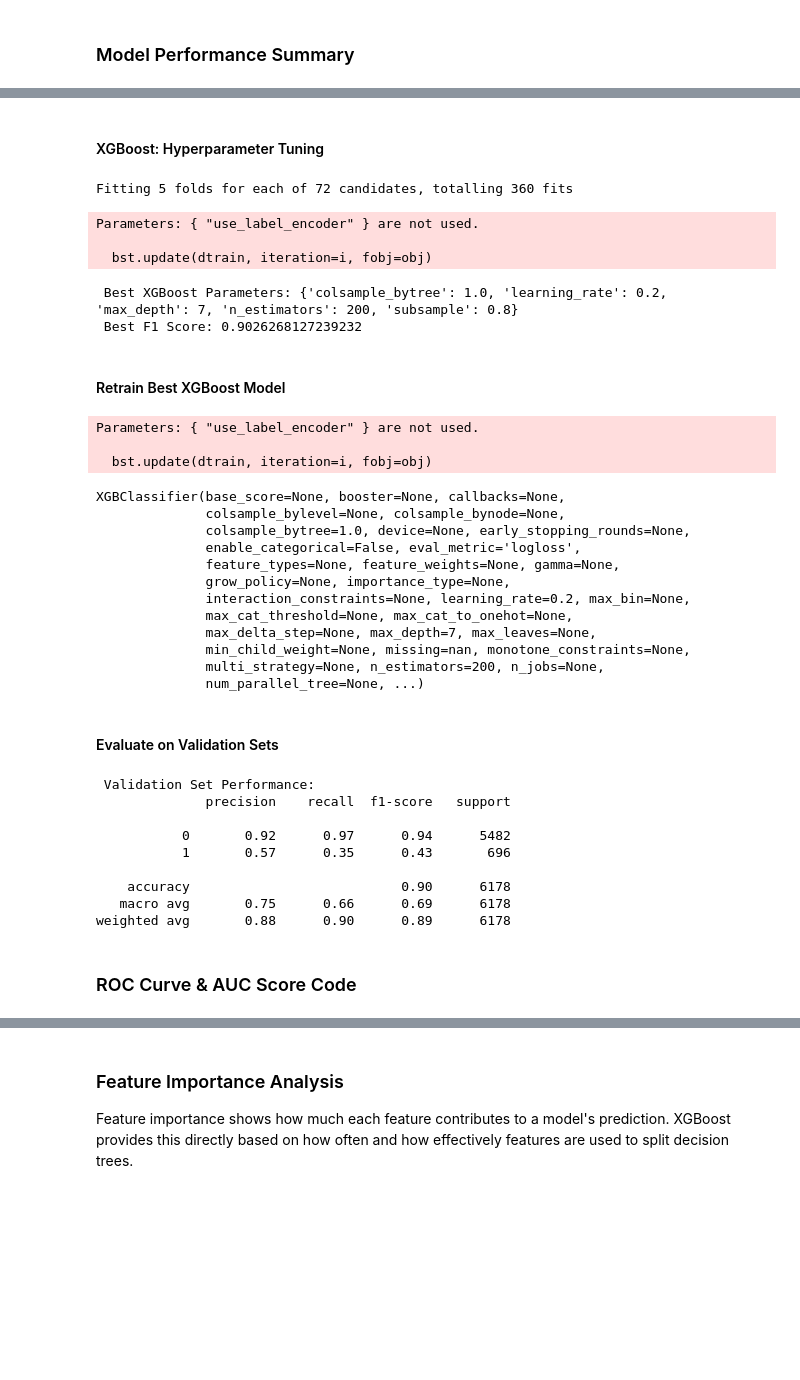
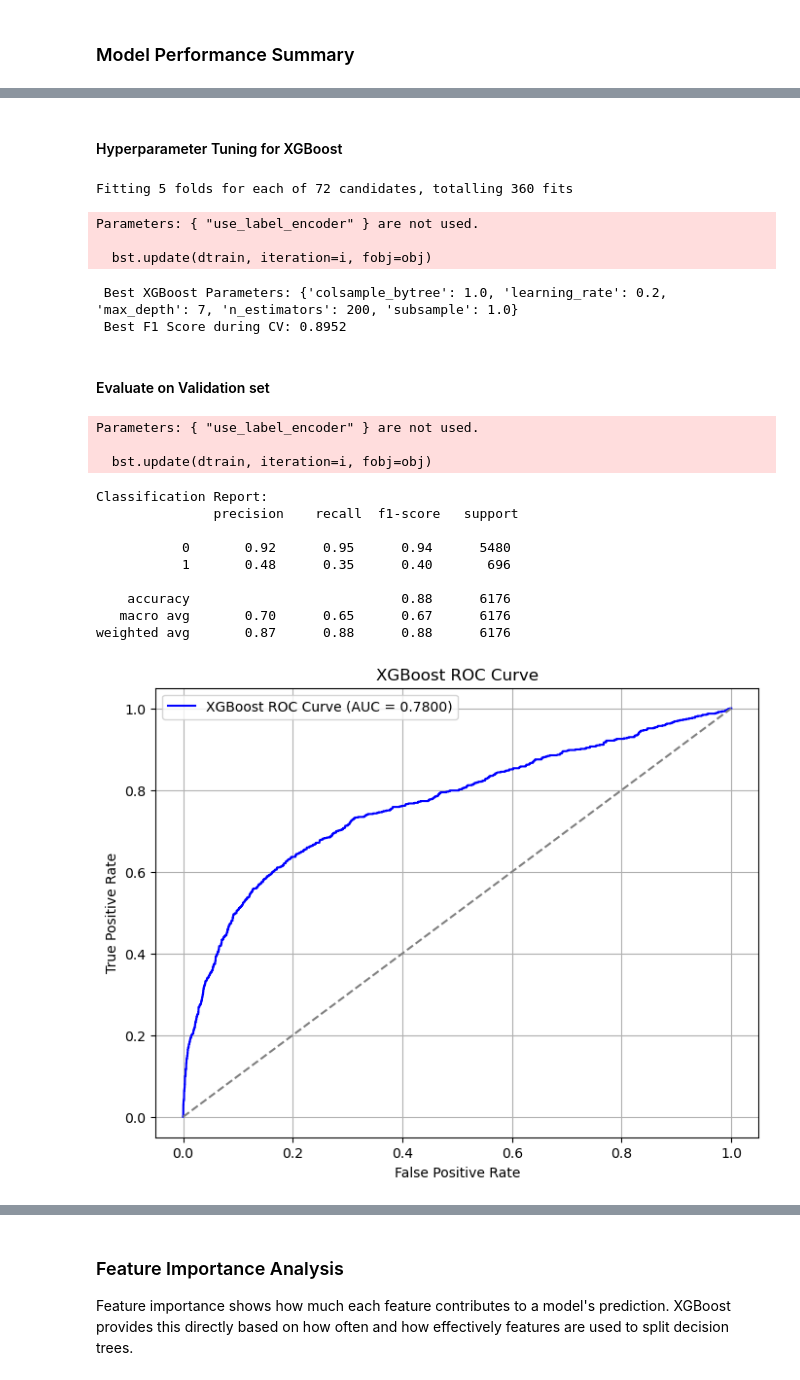
Before and after one commit to jumishafeeq/Predicting-Term-Deposit-Subscription-Using-Bank-Marketing-Data, a Jupyter notebook: Term Deposit Subscription Prediction.ipynb, the cells around one changed output, grey strips where cells are left out. Drawn from its saved outputs; the diff is of its cells as text; code cells hidden in the pictures; blank space fills up the shorter version.

```diff
--- a/Term Deposit Subscription Prediction.ipynb
+++ b/Term Deposit Subscription Prediction.ipynb
@@ -976,7 +1067,7 @@ We’ll use:
 * GridSearchCV: Exhaustively tries combinations
 * Scoring metric: 'f1' (because your data is imbalanced)
 # %% [markdown]
-#### XGBoost: Hyperparameter Tuning
+#### Hyperparameter Tuning for XGBoost
 # %%
 xgb = XGBClassifier(use_label_encoder=False, eval_metric='logloss', random_state=42)
 
@@ -993,54 +1084,54 @@ xgb_grid = GridSearchCV(xgb, xgb_params, cv=5, scoring='f1', n_jobs=-1, verbose=
 xgb_grid.fit(X_train_resampled, y_train_resampled)
 
 print(" Best XGBoost Parameters:", xgb_grid.best_params_)
-print(" Best F1 Score:", xgb_grid.best_score_)
+print(" Best F1 Score during CV:", round(xgb_grid.best_score_, 4))
 # %% [output]
 Fitting 5 folds for each of 72 candidates, totalling 360 fits
 Parameters: { "use_label_encoder" } are not used.
 
   bst.update(dtrain, iteration=i, fobj=obj)
- Best XGBoost Parameters: {'colsample_bytree': 1.0, 'learning_rate': 0.2, 'max_depth': 7, 'n_estimators': 200, 'subsample': 0.8}
- Best F1 Score: 0.9026268127239232
+ Best XGBoost Parameters: {'colsample_bytree': 1.0, 'learning_rate': 0.2, 'max_depth': 7, 'n_estimators': 200, 'subsample': 1.0}
+ Best F1 Score during CV: 0.8952
 # %% [markdown]
-#### Retrain Best XGBoost Model
+#### Evaluate on Validation set
 # %%
 # Get the best model from GridSearchCV
-final_model = xgb_grid.best_estimator_
+best_xgb = xgb_grid.best_estimator_
 
 # Retrain on full training set
-final_model.fit(X_train_resampled, y_train_resampled)
+best_xgb.fit(X_train_resampled, y_train_resampled)
+
+# Evaluate on Validation Sets
+y_pred = best_xgb.predict(X_val_final)
+y_proba = best_xgb.predict_proba(X_val_final)[:, 1]
+
+print("Classification Report:\n", classification_report(y_val, y_pred))
+
+# ROC-AUC
+# Probabilities for the positive class
+fpr, tpr, _ = roc_curve(y_val, y_proba)
+auc = roc_auc_score(y_val, y_proba)
+
+plt.figure(figsize=(8,6))
+plt.plot(fpr, tpr, color='blue', label=f'XGBoost ROC Curve (AUC = {roc_auc:.4f})')
+plt.plot([0, 1], [0, 1], color='gray', linestyle='--')
+plt.xlabel('False Positive Rate')
+plt.ylabel('True Positive Rate')
+plt.title('XGBoost ROC Curve')
+plt.legend()
+plt.grid(True)
+plt.show()
 # %% [output]
 Parameters: { "use_label_encoder" } are not used.
 
   bst.update(dtrain, iteration=i, fobj=obj)
-XGBClassifier(base_score=None, booster=None, callbacks=None,
-              colsample_bylevel=None, colsample_bynode=None,
-              colsample_bytree=1.0, device=None, early_stopping_rounds=None,
-              enable_categorical=False, eval_metric='logloss',
-              feature_types=None, feature_weights=None, gamma=None,
-              grow_policy=None, importance_type=None,
-              interaction_constraints=None, learning_rate=0.2, max_bin=None,
-              max_cat_threshold=None, max_cat_to_onehot=None,
-              max_delta_step=None, max_depth=7, max_leaves=None,
-              min_child_weight=None, missing=nan, monotone_constraints=None,
-              multi_strategy=None, n_estimators=200, n_jobs=None,
-              num_parallel_tree=None, ...)
+Classification Report:
+               precision    recall  f1-score   support
+
+           0       0.92      0.95      0.94      5480
+           1       0.48      0.35      0.40       696
+
+    accuracy                           0.88      6176
+   macro avg       0.70      0.65      0.67      6176
+weighted avg       0.87      0.88      0.88      6176
+[figure, added]
-# %% [markdown]
-#### Evaluate on Validation Sets
-# %%
-# Validation set
-val_preds = final_model.predict(X_val_final)
-print(" Validation Set Performance:")
-print(classification_report(y_val, val_preds))
-# %% [output]
- Validation Set Performance:
-              precision    recall  f1-score   support
-
-           0       0.92      0.97      0.94      5482
-           1       0.57      0.35      0.43       696
-
-    accuracy                           0.90      6178
-   macro avg       0.75      0.66      0.69      6178
-weighted avg       0.88      0.90      0.89      6178
-# %% [markdown]
-### ROC Curve & AUC Score Code
```
Also changed, not shown: parts of 18 cells of this notebook.
